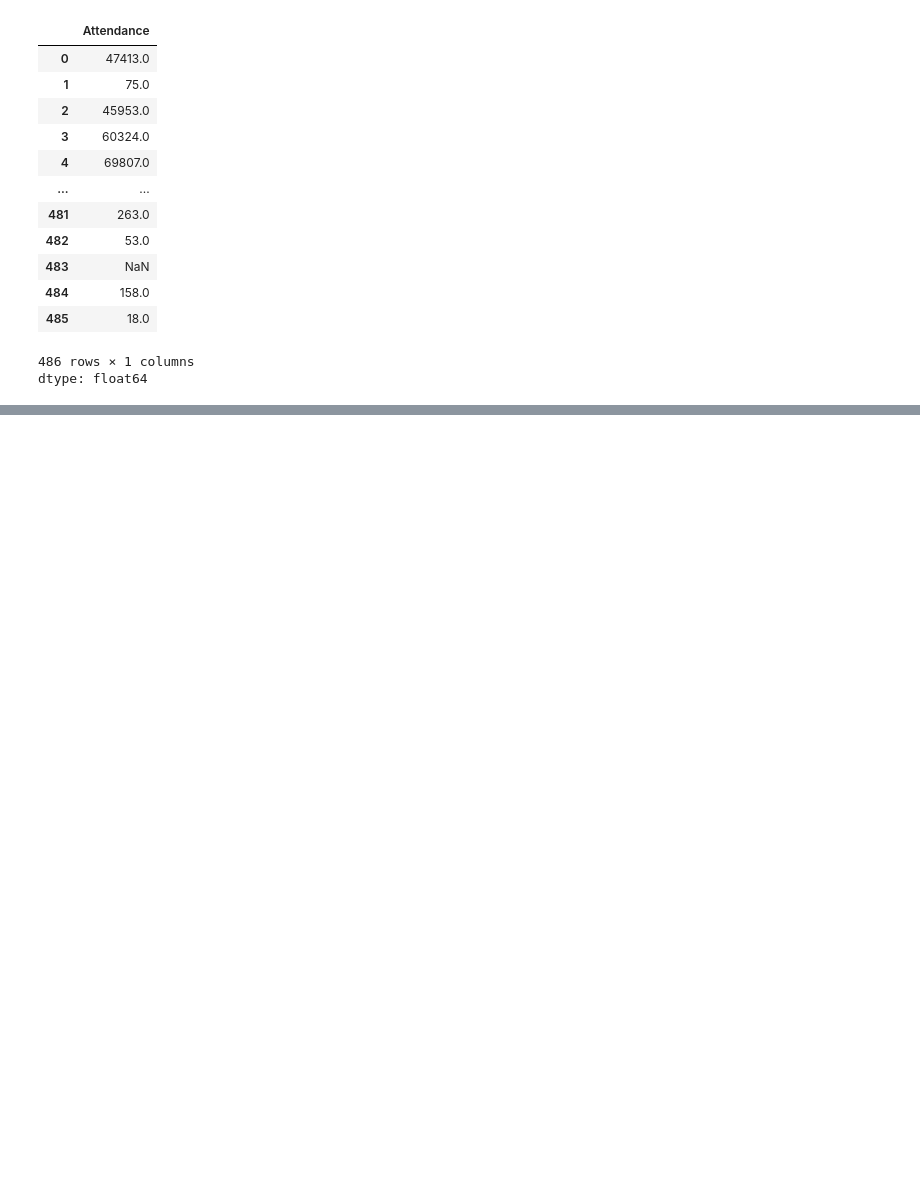
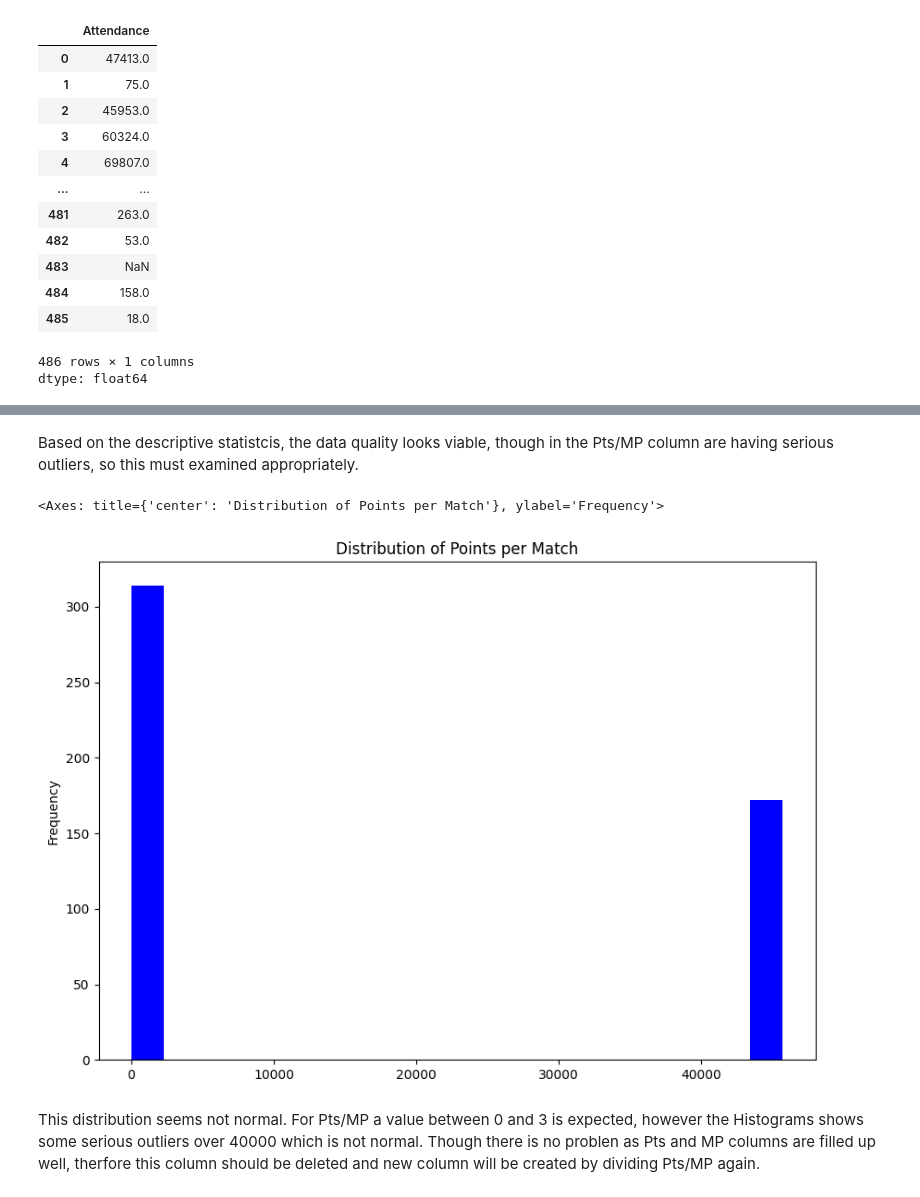
Before and after one commit to sanyi1998/Sandor_Varsanyi_CAPB352_BDA_Project_2025, a Jupyter notebook: Sandor_Varsanyi_CAPB352_final_project.ipynb, the cells around one changed output, grey strips where cells are left out. Saved outputs shown, nothing was run; the diff lists cells and outputs as text; code cells hidden in the pictures; blank space fills up the shorter version.

```diff
--- a/Sandor_Varsanyi_CAPB352_final_project.ipynb
+++ b/Sandor_Varsanyi_CAPB352_final_project.ipynb
@@ -1840,3 +1841,6 @@ df_squad_standard['Attendance']
 | 485 | 18.0 |
 486 rows × 1 columns
 dtype: float64
+# %%
+# Fill the NaN values with 0
+df_squad_standard['Attendance'] = df_squad_standard['Attendance'].fillna(df_squad_standard['Attendance'].median())
@@ -1842,0 +1873,3 @@ dtype: float64
+# %%
+# Convert Attendance value into integer
+df_squad_standard['Attendance'] = df_squad_standard['Attendance'].astype(int)
@@ -1842,0 +1908,10 @@ dtype: float64
+# %% [markdown]
+Based on the descriptive statistcis, the data quality looks viable, though in the Pts/MP column are having serious outliers, so this must examined appropriately.
+# %%
+# Pts/MP Histogram
+df_squad_standard['Pts/MP'].plot (kind='hist', bins=20, figsize=(10,7), title='Distribution of Points per Match', color='blue')
+# %% [output]
+<Axes: title={'center': 'Distribution of Points per Match'}, ylabel='Frequency'>
+[figure, added]
+# %% [markdown]
+This distribution seems not normal. For Pts/MP a value between 0 and 3 is expected, however the Histograms shows some serious outliers over 40000 which is not normal. Though there is no problen as Pts and MP columns are filled up well, therfore this column should be deleted and new column will be created by dividing Pts/MP again.
```
Also changed, not shown: parts of 101 cells of this notebook.
